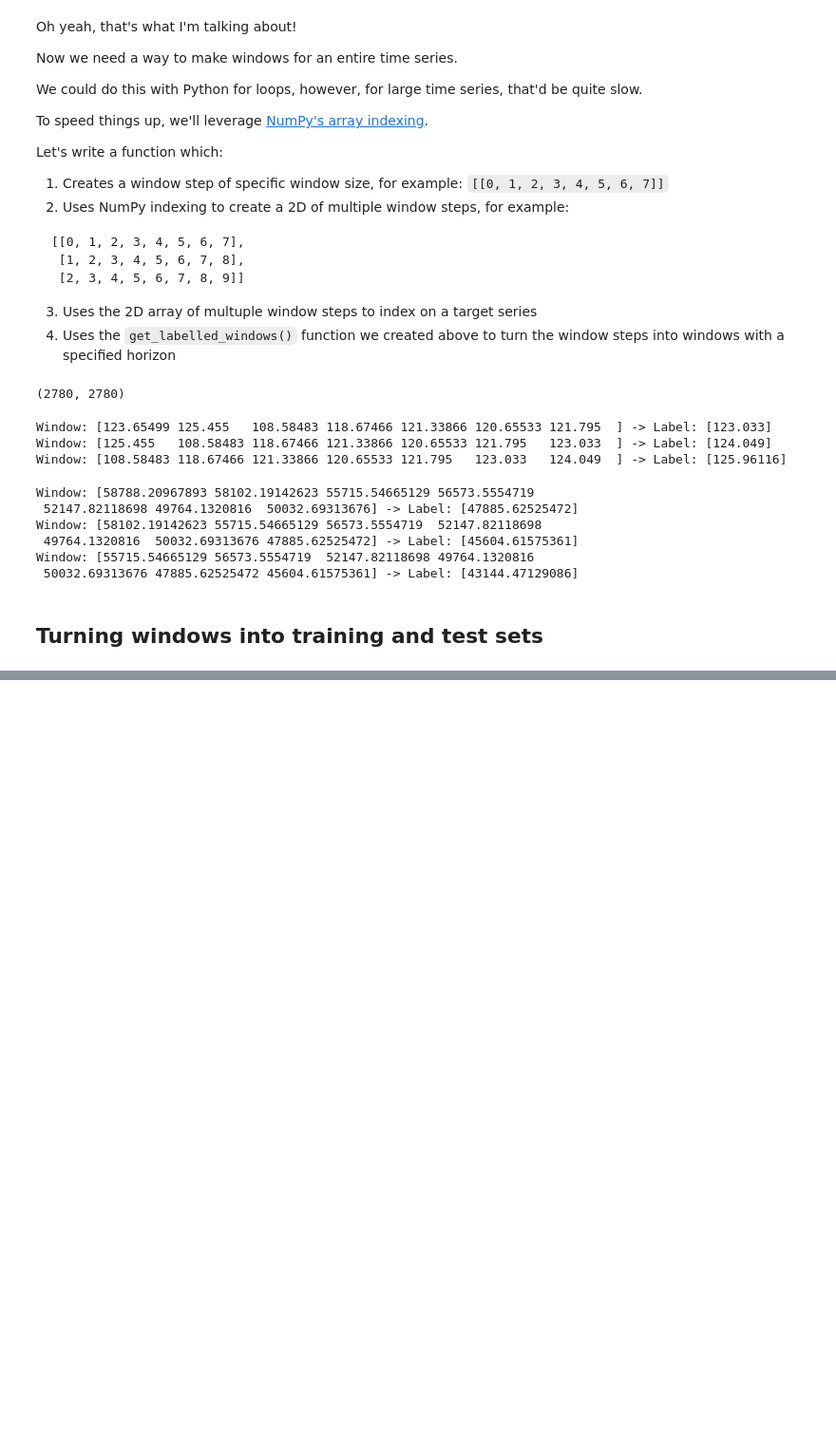
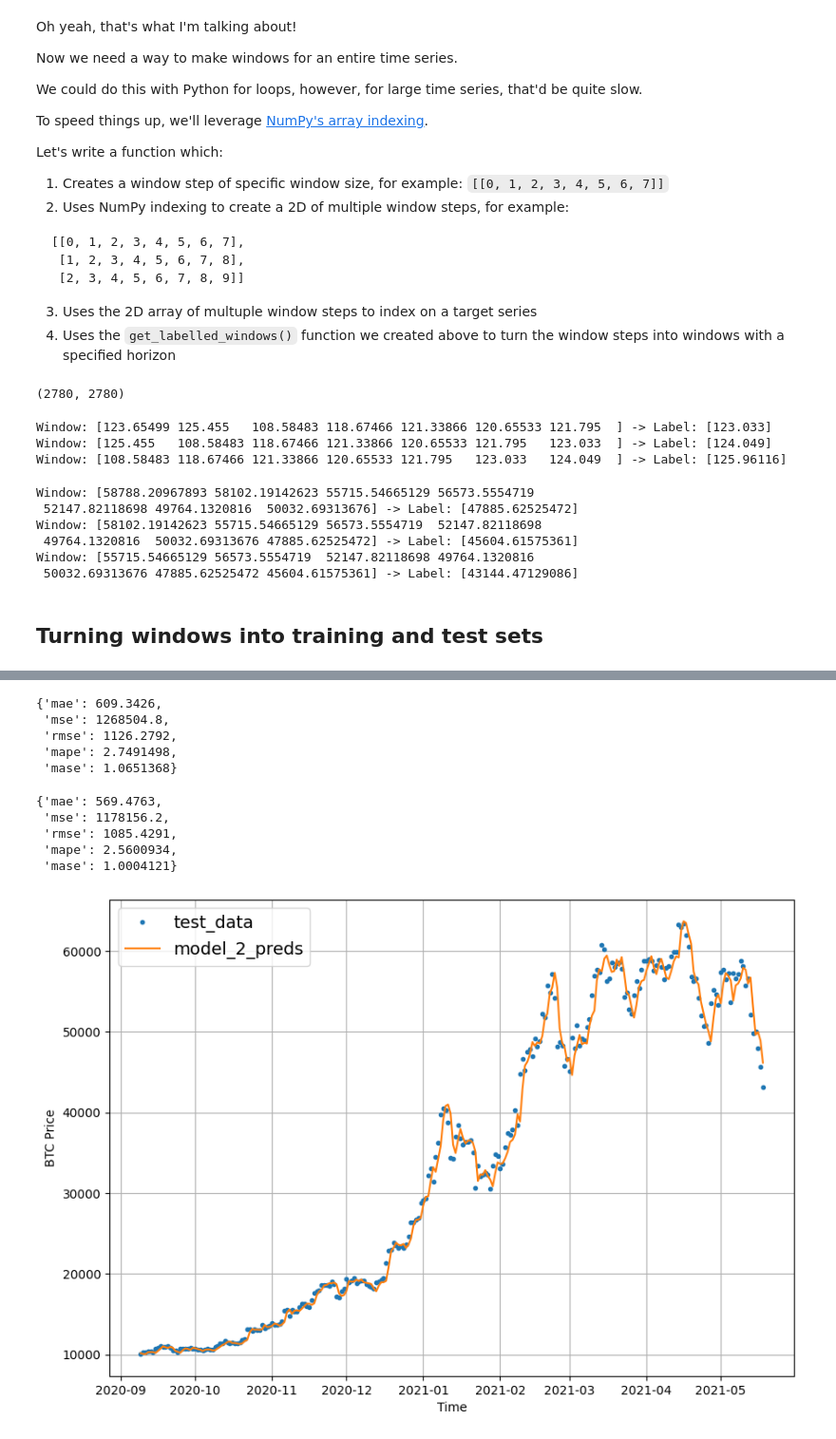
Before and after one commit to rohitsh02/time_series_forecasting, a Jupyter notebook: BitPredict_Time_series_forecasting.ipynb, the cells around one changed output, grey strips where cells are left out. Shown at 95% size. Drawn from its saved outputs; the diff is of its cells as text; code cells hidden in the pictures; blank space fills up the shorter version.

```diff
--- a/BitPredict_Time_series_forecasting.ipynb
+++ b/BitPredict_Time_series_forecasting.ipynb
@@ -643,0 +849,4 @@ train_windows[:5], train_labels[:5]
+# %%
+# Make windowed data with appropriate horizon and window sizes
+full_windows, full_labels = make_windows(prices, window_size=WINDOW_SIZE, horizon=HORIZON)
+len(full_windows), len(full_labels)
@@ -643,0 +855,4 @@ train_windows[:5], train_labels[:5]
+# %%
+# Make train and testing windows
+train_windows, test_windows, train_labels, test_labels = make_train_test_splits(windows=full_windows, labels=full_labels)
+len(train_windows), len(test_windows), len(train_labels), len(test_labels)
@@ -643,0 +909,4 @@ train_windows[:5], train_labels[:5]
+# %%
+# Load in best performing model
+model_2 = tf.keras.models.load_model("model_experiments/model_2_dense/")
+model_2.evaluate(test_windows, test_labels)
@@ -643,0 +916,4 @@ train_windows[:5], train_labels[:5]
+# %%
+# Get forecast predictions
+model_2_preds = make_preds(model_2,
+                           input_data=test_windows)
@@ -643,0 +922,27 @@ train_windows[:5], train_labels[:5]
+# %%
+# Evaluate results for model 2 predictions
+model_2_results = evaluate_preds(y_true=tf.squeeze(test_labels), # remove 1 dimension of test labels
+                                 y_pred=model_2_preds)
+model_2_results
+# %% [output]
+{'mae': 609.3426,
+ 'mse': 1268504.8,
+ 'rmse': 1126.2792,
+ 'mape': 2.7491498,
+ 'mase': 1.0651368}
+# %%
+model_1_results
+# %% [output]
+{'mae': 569.4763,
+ 'mse': 1178156.2,
+ 'rmse': 1085.4291,
+ 'mape': 2.5600934,
+ 'mase': 1.0004121}
+# %%
+offset = 300
+plt.figure(figsize=(10, 7))
+# Account for the test_window offset
+plot_time_series(timesteps=X_test[-len(test_windows):], values=test_labels[:, 0], start=offset, label="test_data")
+plot_time_series(timesteps=X_test[-len(test_windows):], values=model_2_preds, start=offset, format="-", label="model_2_preds")
+# %% [output]
+[figure, added]
```
Also changed, not shown: parts of 173 cells of this notebook.
